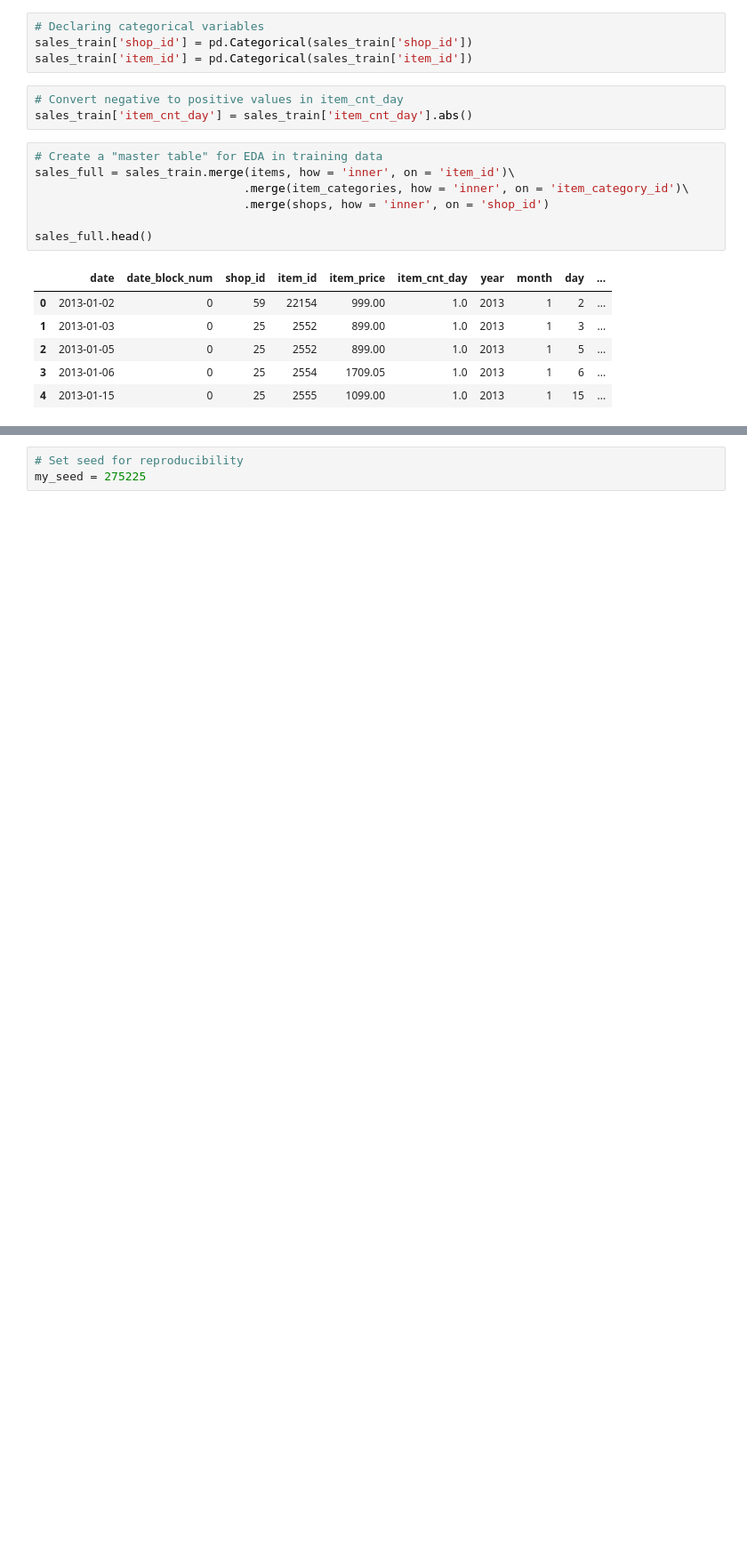
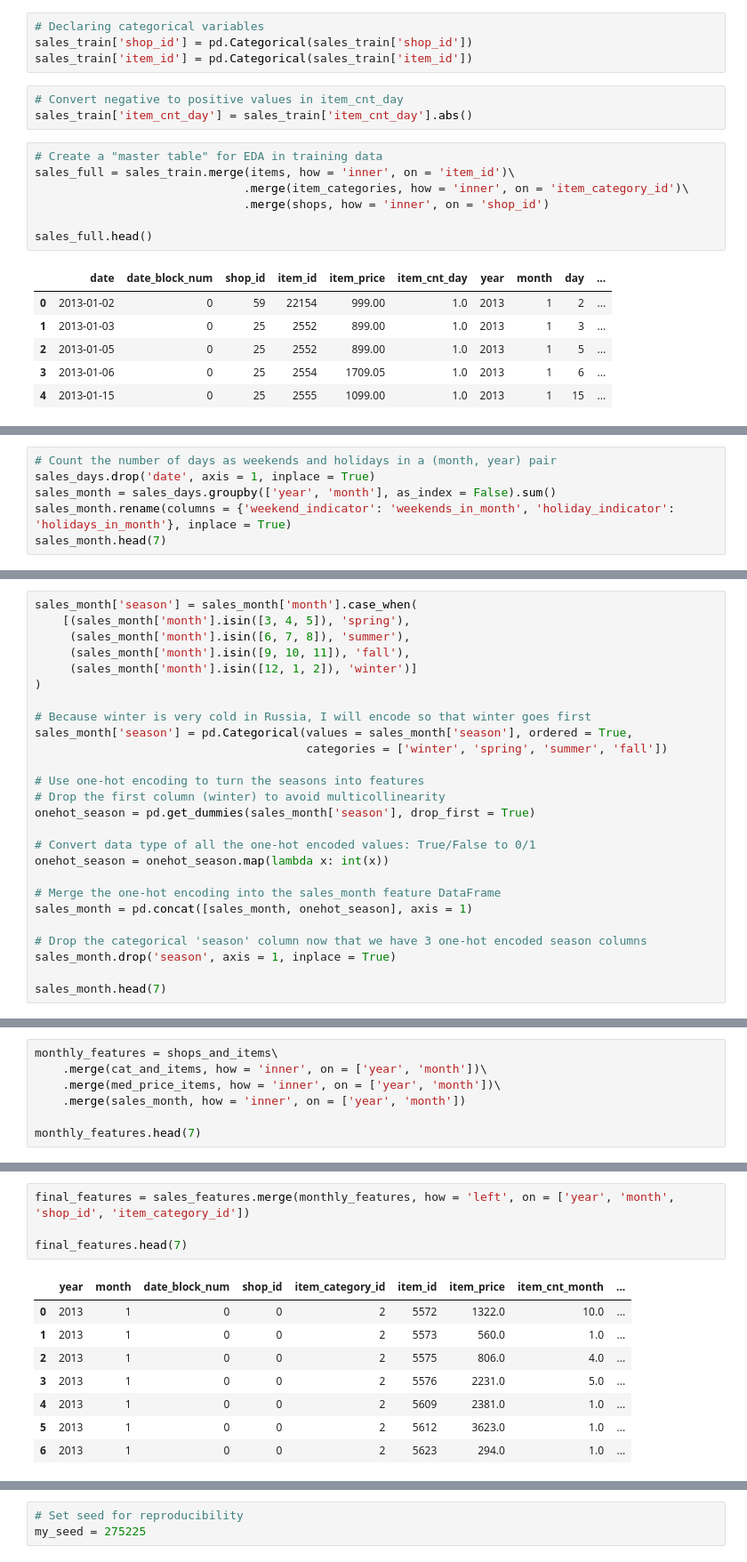
Before and after one commit to thaianle/future-sales-prediction, a Jupyter notebook: 02_modeling.ipynb, the cells around one changed output, grey strips where cells are left out. Shown: that part at 89% size. Saved outputs shown, nothing was run; the diff lists cells and outputs as text; blank space fills up the shorter version.

```diff
--- a/02_modeling.ipynb
+++ b/02_modeling.ipynb
@@ -222,0 +407,6 @@ sales_full.head()
+# %%
+# Count the number of days as weekends and holidays in a (month, year) pair
+sales_days.drop('date', axis = 1, inplace = True)
+sales_month = sales_days.groupby(['year', 'month'], as_index = False).sum()
+sales_month.rename(columns = {'weekend_indicator': 'weekends_in_month', 'holiday_indicator': 'holidays_in_month'}, inplace = True)
+sales_month.head(7)
@@ -222,0 +424,26 @@ sales_full.head()
+# %%
+sales_month['season'] = sales_month['month'].case_when(
+    [(sales_month['month'].isin([3, 4, 5]), 'spring'),
+     (sales_month['month'].isin([6, 7, 8]), 'summer'),
+     (sales_month['month'].isin([9, 10, 11]), 'fall'),
+     (sales_month['month'].isin([12, 1, 2]), 'winter')]
+)
+
+# Because winter is very cold in Russia, I will encode so that winter goes first
+sales_month['season'] = pd.Categorical(values = sales_month['season'], ordered = True,
+                                       categories = ['winter', 'spring', 'summer', 'fall'])
+
+# Use one-hot encoding to turn the seasons into features
+# Drop the first column (winter) to avoid multicollinearity
+onehot_season = pd.get_dummies(sales_month['season'], drop_first = True)
+
+# Convert data type of all the one-hot encoded values: True/False to 0/1
+onehot_season = onehot_season.map(lambda x: int(x))
+
+# Merge the one-hot encoding into the sales_month feature DataFrame
+sales_month = pd.concat([sales_month, onehot_season], axis = 1)
+
+# Drop the categorical 'season' column now that we have 3 one-hot encoded season columns
+sales_month.drop('season', axis = 1, inplace = True)
+
+sales_month.head(7)
@@ -222,0 +461,7 @@ sales_full.head()
+# %%
+monthly_features = shops_and_items\
+    .merge(cat_and_items, how = 'inner', on = ['year', 'month'])\
+    .merge(med_price_items, how = 'inner', on = ['year', 'month'])\
+    .merge(sales_month, how = 'inner', on = ['year', 'month'])
+
+monthly_features.head(7)
@@ -222,0 +477,13 @@ sales_full.head()
+# %%
+final_features = sales_features.merge(monthly_features, how = 'left', on = ['year', 'month', 'shop_id', 'item_category_id'])
+
+final_features.head(7)
+# %% [output]
+|  | year | month | date_block_num | shop_id | item_category_id | item_id | item_price | item_cnt_month | ... |
+| 0 | 2013 | 1 | 0 | 0 | 2 | 5572 | 1322.0 | 10.0 | ... |
+| 1 | 2013 | 1 | 0 | 0 | 2 | 5573 | 560.0 | 1.0 | ... |
+| 2 | 2013 | 1 | 0 | 0 | 2 | 5575 | 806.0 | 4.0 | ... |
+| 3 | 2013 | 1 | 0 | 0 | 2 | 5576 | 2231.0 | 5.0 | ... |
+| 4 | 2013 | 1 | 0 | 0 | 2 | 5609 | 2381.0 | 1.0 | ... |
+| 5 | 2013 | 1 | 0 | 0 | 2 | 5612 | 3623.0 | 1.0 | ... |
+| 6 | 2013 | 1 | 0 | 0 | 2 | 5623 | 294.0 | 1.0 | ... |
```
Also changed, not shown: parts of 104 cells of this notebook, 2 other files.
